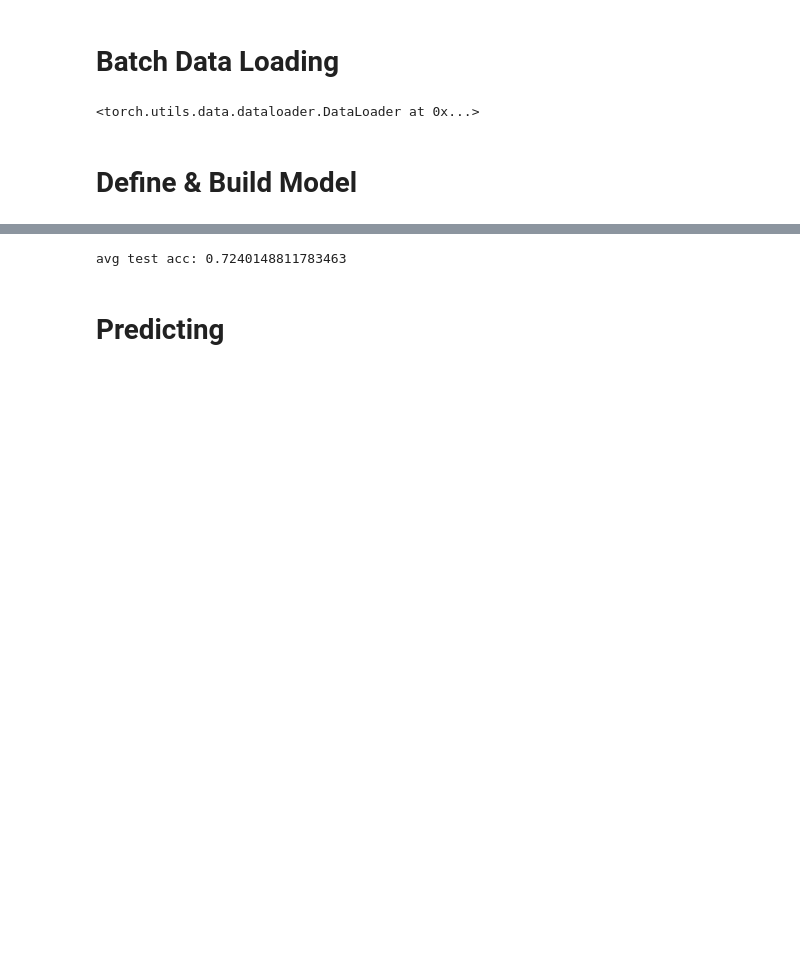
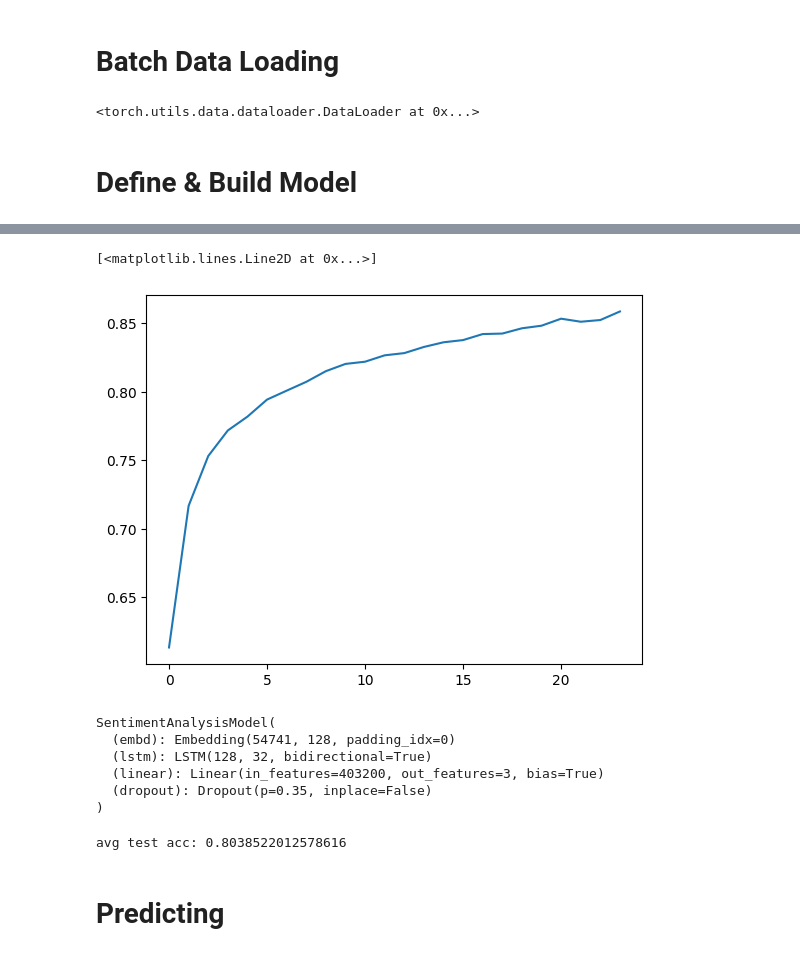
Before and after one commit to cindysintiya/Mental-Health_Sentiment-Analysis, a Jupyter notebook: notebook/ML_Mental_Health_PT.ipynb, the cells around one changed output, grey strips where cells are left out. Cells and saved outputs as stored; diff of their text form; code cells hidden in the pictures; blank space fills up the shorter version.

```diff
--- a/notebook/ML_Mental_Health_PT.ipynb
+++ b/notebook/ML_Mental_Health_PT.ipynb
@@ -277,3 +318,19 @@ Epoch 12/32
+# %%
+from matplotlib import pyplot as plt
+
+plt.plot(range(len(avg_acc)), avg_acc)
+# %% [output]
+[<matplotlib.lines.Line2D at 0x...>]
+[figure, added]
+# %%
+model.eval()
+# %% [output]
+SentimentAnalysisModel(
+  (embd): Embedding(54741, 128, padding_idx=0)
+  (lstm): LSTM(128, 32, bidirectional=True)
+  (linear): Linear(in_features=403200, out_features=3, bias=True)
+  (dropout): Dropout(p=0.35, inplace=False)
+)
 # %%
 n = 0
 acc = 0
@@ -282,9 +339,10 @@ for x, y in tqdm(test_dataloader):
     output = pred.argmax(axis = 1)
     n += y.shape[0]
     acc += (output == y.to(device)).sum().item()
+print()
 print('avg test acc:', acc / n)
 # %% [output]
-avg test acc: 0.7240148811783463
+avg test acc: 0.8038522012578616
 # %%
 # Save entire model
 
```
Also changed, not shown: parts of 18 cells of this notebook, 6 other files.
